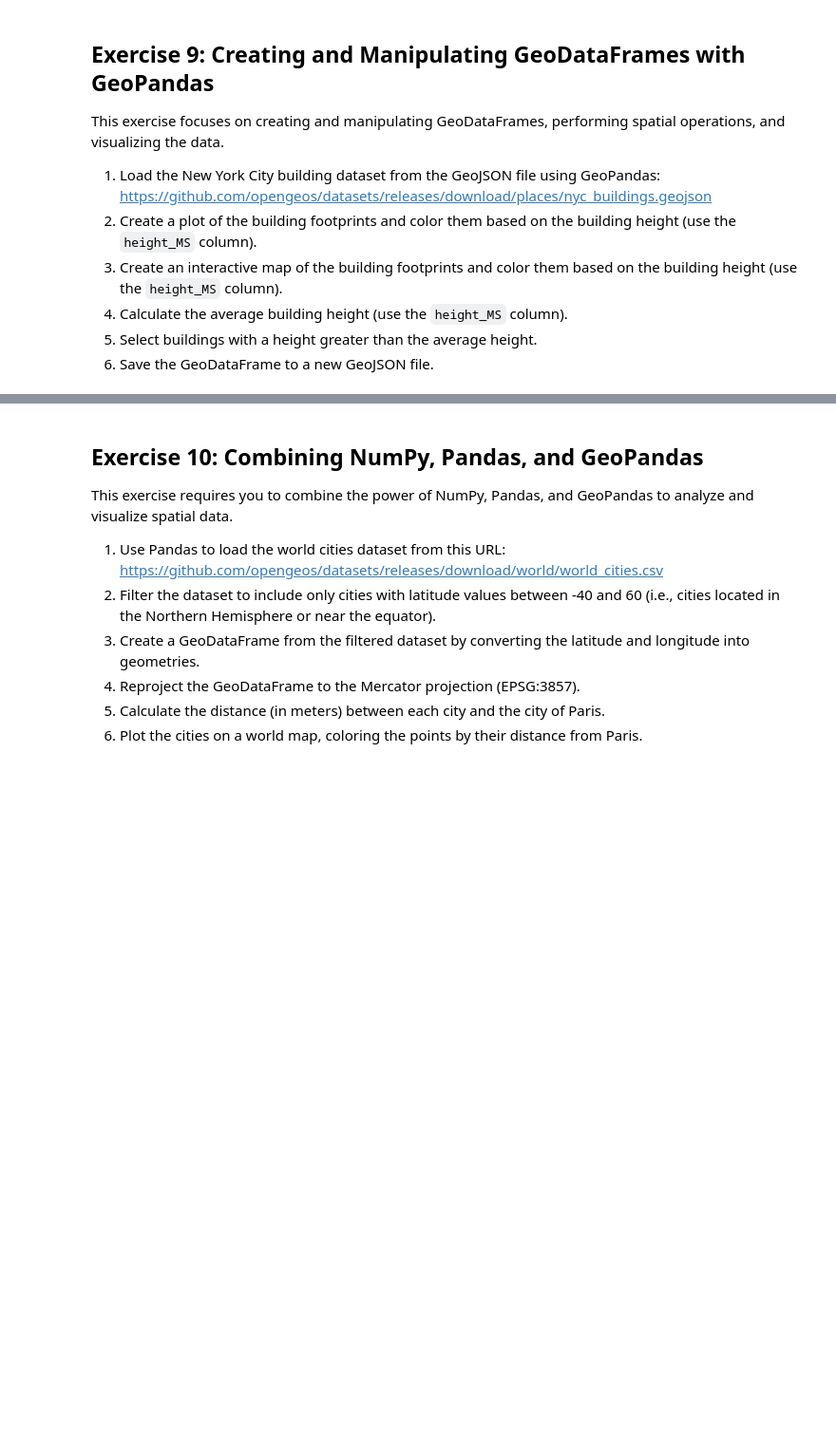
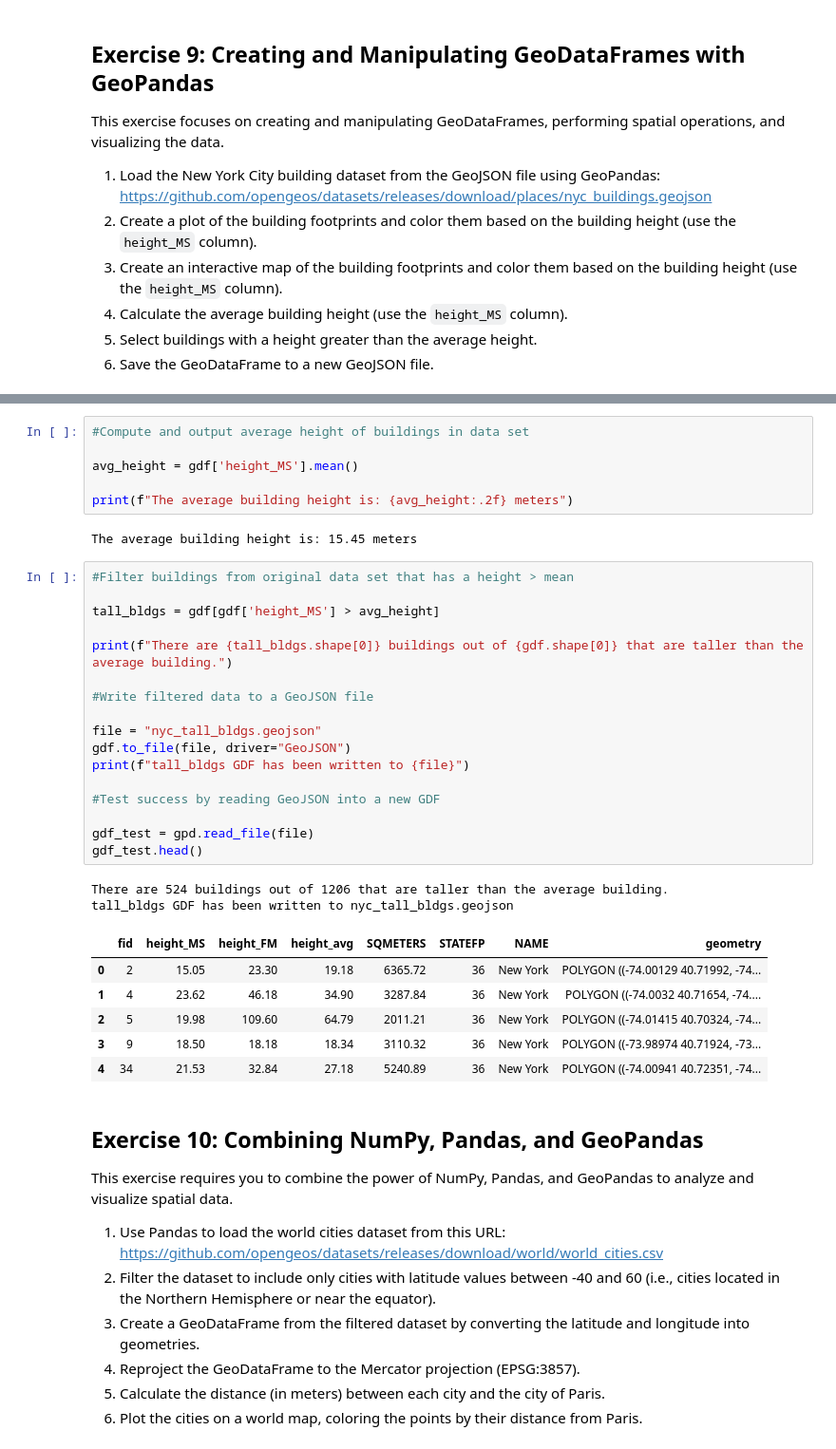
Before and after one commit to lweber89/geog510-test, a Jupyter notebook: labs/geog510_lab_05_lweber89.ipynb, the cells around one changed output, grey strips where cells are left out. Shown at 95% size. Saved outputs shown, nothing was run; the diff lists cells and outputs as text; blank space fills up the shorter version.

```diff
--- a/labs/geog510_lab_05_lweber89.ipynb
+++ b/labs/geog510_lab_05_lweber89.ipynb
@@ -533,3 +674,37 @@ This exercise focuses on creating and manipulating GeoDataFrames, performing spa
+# %%
+#Compute and output average height of buildings in data set
+
+avg_height = gdf['height_MS'].mean()
+
+print(f"The average building height is: {avg_height:.2f} meters")
+# %% [output]
+The average building height is: 15.45 meters
+# %%
+#Filter buildings from original data set that has a height > mean
+
+tall_bldgs = gdf[gdf['height_MS'] > avg_height]
+
+print(f"There are {tall_bldgs.shape[0]} buildings out of {gdf.shape[0]} that are taller than the average building.")
+
+#Write filtered data to a GeoJSON file
+
+file = "nyc_tall_bldgs.geojson"
+gdf.to_file(file, driver="GeoJSON")
+print(f"tall_bldgs GDF has been written to {file}")
+
+#Test success by reading GeoJSON into a new GDF
+
+gdf_test = gpd.read_file(file)
+gdf_test.head()
+# %% [output]
+There are 524 buildings out of 1206 that are taller than the average building.
+tall_bldgs GDF has been written to nyc_tall_bldgs.geojson
+|  | fid | height_MS | height_FM | height_avg | SQMETERS | STATEFP | NAME | geometry |
+| 0 | 2 | 15.05 | 23.30 | 19.18 | 6365.72 | 36 | New York | POLYGON ((-74.00129 40.71992, -74... |
+| 1 | 4 | 23.62 | 46.18 | 34.90 | 3287.84 | 36 | New York | POLYGON ((-74.0032 40.71654, -74.... |
+| 2 | 5 | 19.98 | 109.60 | 64.79 | 2011.21 | 36 | New York | POLYGON ((-74.01415 40.70324, -74... |
+| 3 | 9 | 18.50 | 18.18 | 18.34 | 3110.32 | 36 | New York | POLYGON ((-73.98974 40.71924, -73... |
+| 4 | 34 | 21.53 | 32.84 | 27.18 | 5240.89 | 36 | New York | POLYGON ((-74.00941 40.72351, -74... |
 # %% [markdown]
 ## Exercise 10: Combining NumPy, Pandas, and GeoPandas
 
```
Also changed, not shown: parts of 22 cells of this notebook, 2 other files.
